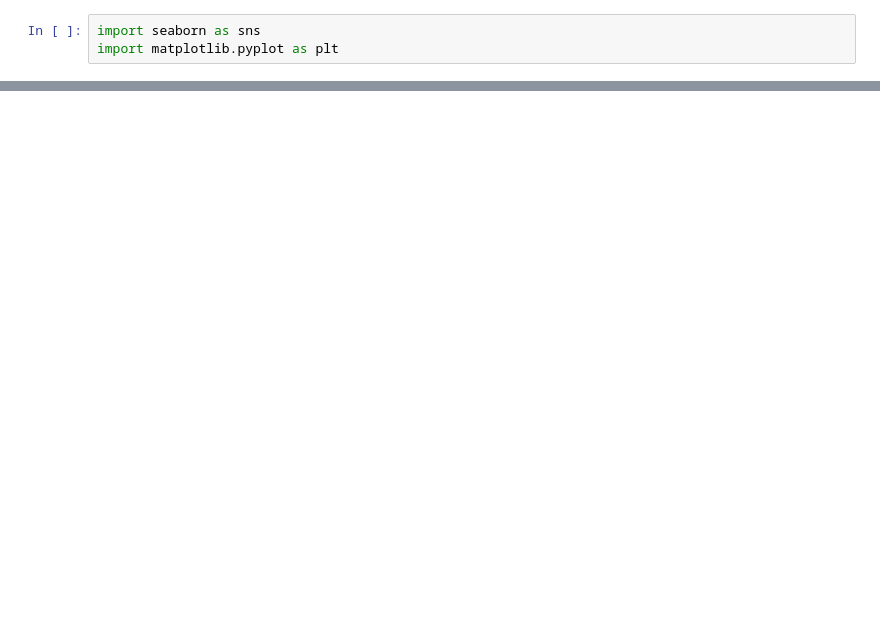
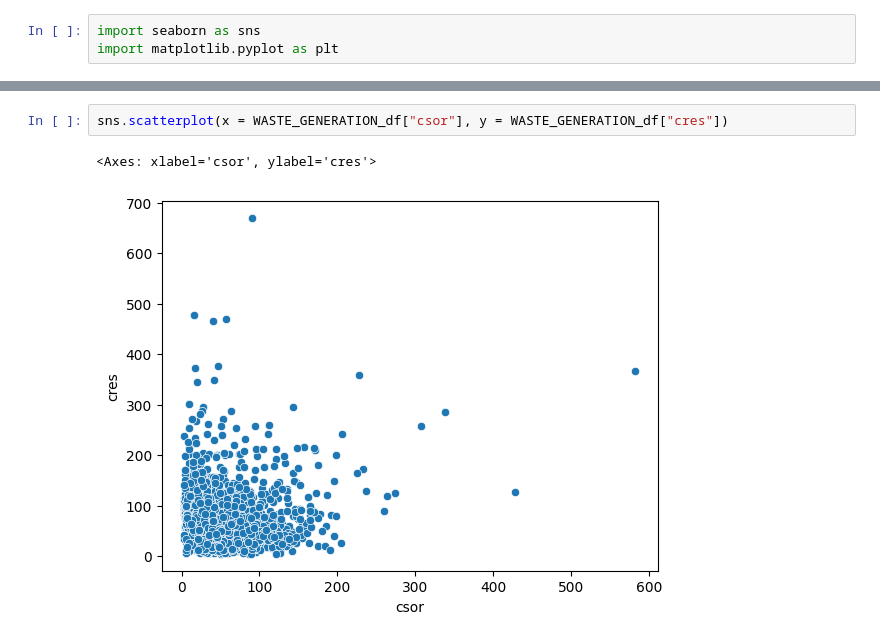
Before and after one commit to Gourav052003/Machine-Learning-Solutions-for-Predicting-Municipal-Waste-Costs-and-Sustainable-Resource-Management, a Jupyter notebook: Impact Analysis/Waste Generation.ipynb, the cells around one changed output, grey strips where cells are left out. Drawn from its saved outputs; the diff is of its cells as text; blank space fills up the shorter version.

```diff
--- a/Impact Analysis/Waste Generation.ipynb
+++ b/Impact Analysis/Waste Generation.ipynb
@@ -49,0 +86,5 @@ sns.heatmap(WASTE_GENERATION_df.isnull())
+# %%
+sns.scatterplot(x = WASTE_GENERATION_df["csor"], y = WASTE_GENERATION_df["cres"])
+# %% [output]
+<Axes: xlabel='csor', ylabel='cres'>
+[figure, added]
```
Also changed, not shown: parts of 7 cells of this notebook.
